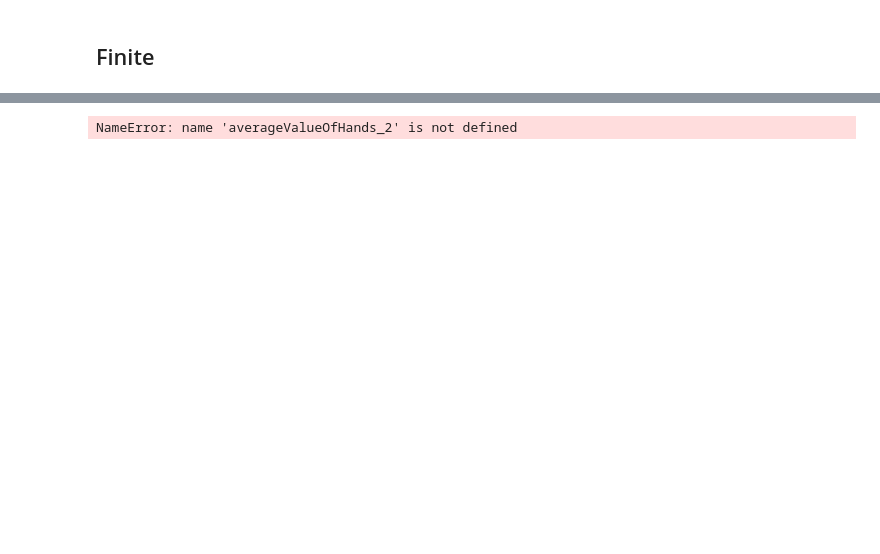
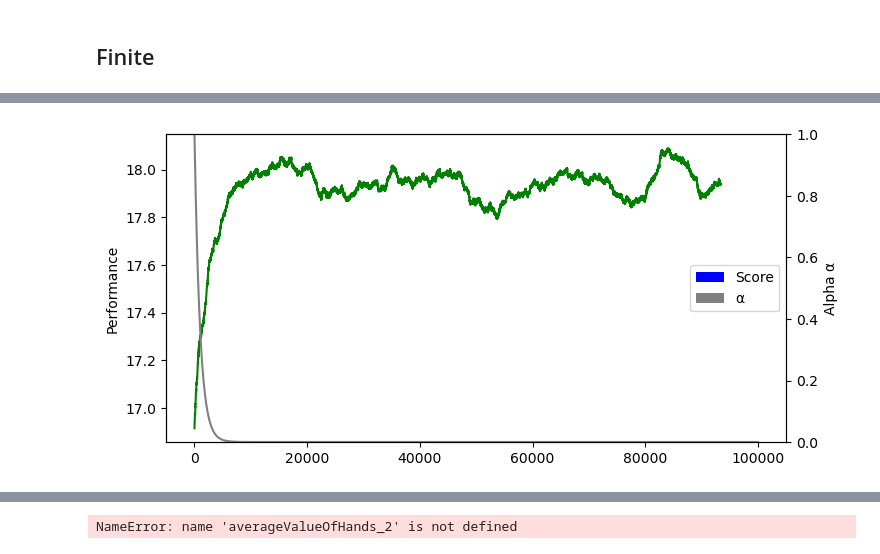
Before and after one commit to michaelgamstonNotts/MLiS_CW2, a Jupyter notebook: Code/visualise_tables.ipynb, the cells around one changed output, grey strips where cells are left out. Cells and saved outputs as stored; diff of their text form; code cells hidden in the pictures; blank space fills up the shorter version.

```diff
--- a/Code/visualise_tables.ipynb
+++ b/Code/visualise_tables.ipynb
@@ -356,3 +384,41 @@ plt.plot(sumOfHand)
+# %%
+import numpy as np
+alpha_tracking_infinite = np.load("tracking/alpha_track_infinite.npy")
+sumOfHand_infinite = np.load("tracking/hand_sum_track_infinite.npy")
+y = int(len(sumOfHand_infinite)/15)
+sumOfHand_infinite= np.convolve(sumOfHand_infinite, np.ones(y)/y, mode='valid')
+# %%
+import matplotlib.pyplot as plt
+import matplotlib.pyplot as plt
+
+#Best: decay rate =   , epsilon =     , gamma = 1
+
+fig, ax1 = plt.subplots(figsize=(8, 4))
+
+#ax1.set_xlim(0,9e5)
+
+ax2 = ax1.twinx()
+
+#ax1.set_ylim(15.4, 19)
+ax1.plot(sumOfHand_infinite, color='green')
+
+ax1.set_ylabel('Performance')
+
+ax2.set_ylim(0,1)
+ax2.plot(alpha_tracking_infinite, color='gray')
+ax2.set_ylabel('Alpha α')
+
+# Add a legend
+handles = [
+    plt.Rectangle((0,0), 1,1, fc='blue'),
+    plt.Rectangle((0,0), 1,1, fc='gray'),
+]
+labels = ['Score', 'α']
+ax1.legend(handles, labels, loc='center right')
+
+plt.show()
+# %% [output]
+[figure, added]
 # %%
 def cumulative_sum_array(input_array):
     return np.cumsum(input_array)
```
Also changed, not shown: parts of 14 cells of this notebook, 19 other files.
